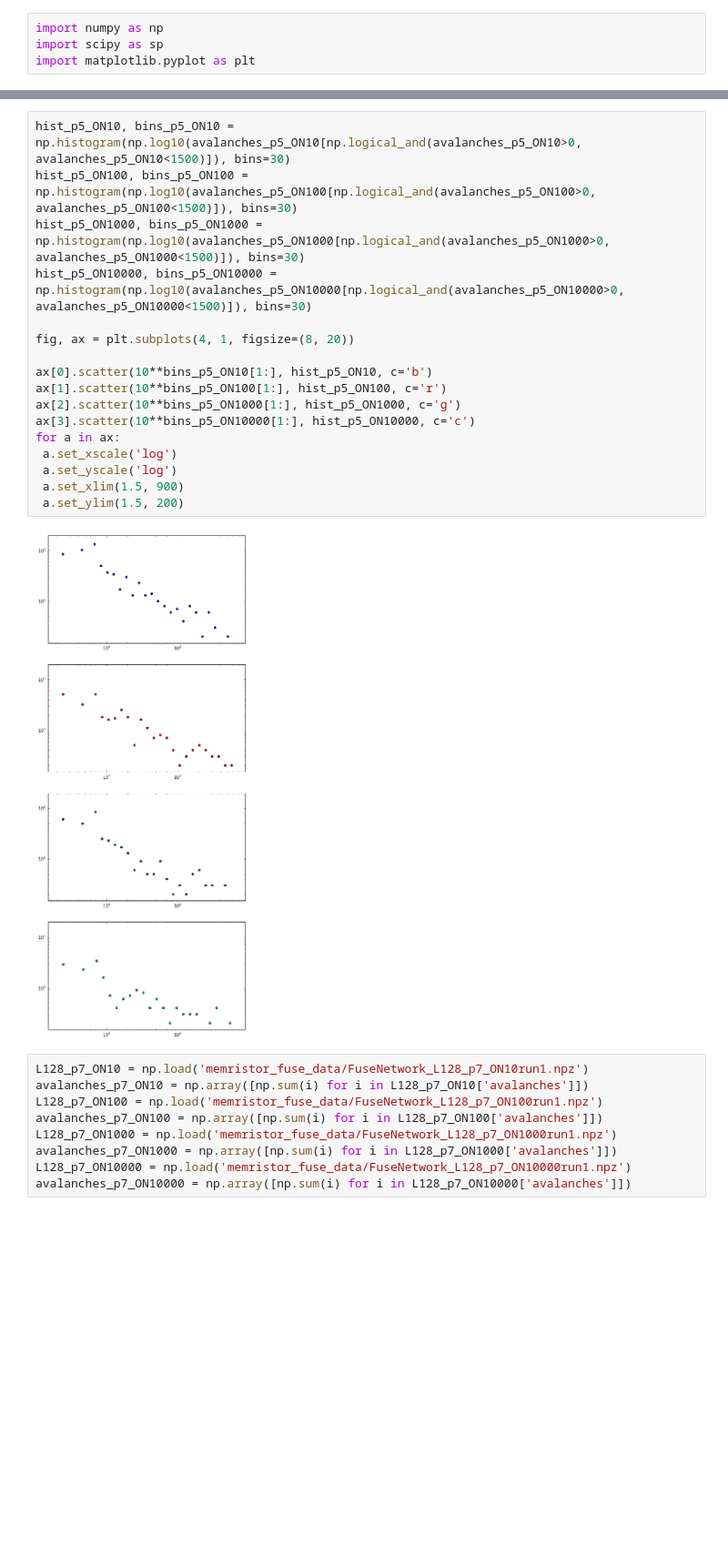
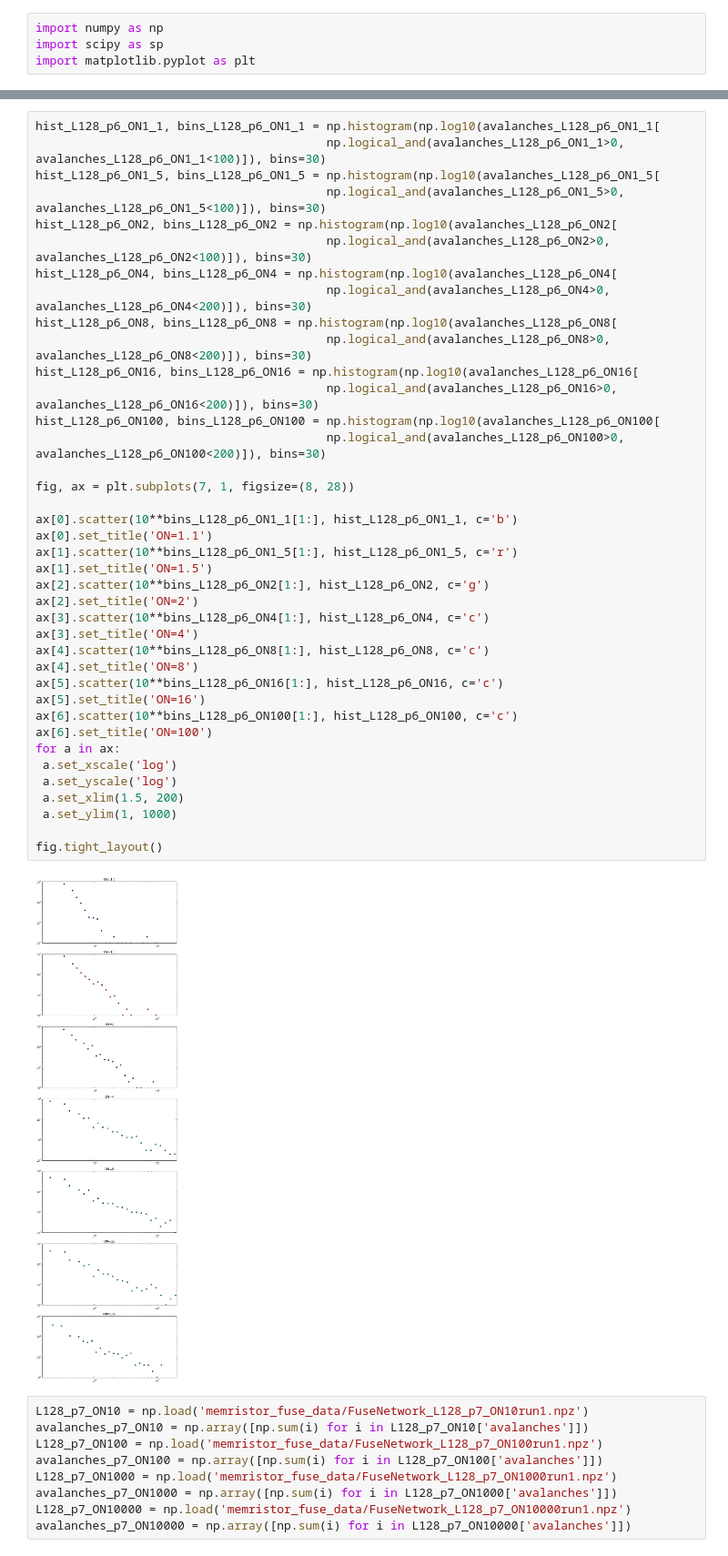
Before and after one commit to forrestsheldon/memNets, a Jupyter notebook: Memristor_Fuse_Data.ipynb, the cells around one changed output, grey strips where cells are left out. Shown at 91% size. Saved outputs shown, nothing was run; the diff lists cells and outputs as text; blank space fills up the shorter version.

```diff
--- a/Memristor_Fuse_Data.ipynb
+++ b/Memristor_Fuse_Data.ipynb
@@ -27,22 +47,44 @@ ax[3].plot(avalanches_p5_ON10000)
 # %%
-hist_p5_ON10, bins_p5_ON10 = np.histogram(np.log10(avalanches_p5_ON10[np.logical_and(avalanches_p5_ON10>0, avalanches_p5_ON10<1500)]), bins=30)
-hist_p5_ON100, bins_p5_ON100 = np.histogram(np.log10(avalanches_p5_ON100[np.logical_and(avalanches_p5_ON100>0, avalanches_p5_ON100<1500)]), bins=30)
-hist_p5_ON1000, bins_p5_ON1000 = np.histogram(np.log10(avalanches_p5_ON1000[np.logical_and(avalanches_p5_ON1000>0, avalanches_p5_ON1000<1500)]), bins=30)
-hist_p5_ON10000, bins_p5_ON10000 = np.histogram(np.log10(avalanches_p5_ON10000[np.logical_and(avalanches_p5_ON10000>0, avalanches_p5_ON10000<1500)]), bins=30)
+hist_L128_p6_ON1_1, bins_L128_p6_ON1_1 = np.histogram(np.log10(avalanches_L128_p6_ON1_1[
+                                         np.logical_and(avalanches_L128_p6_ON1_1>0, avalanches_L128_p6_ON1_1<100)]), bins=30)
+hist_L128_p6_ON1_5, bins_L128_p6_ON1_5 = np.histogram(np.log10(avalanches_L128_p6_ON1_5[
+                                         np.logical_and(avalanches_L128_p6_ON1_5>0, avalanches_L128_p6_ON1_5<100)]), bins=30)
+hist_L128_p6_ON2, bins_L128_p6_ON2 = np.histogram(np.log10(avalanches_L128_p6_ON2[
+                                         np.logical_and(avalanches_L128_p6_ON2>0, avalanches_L128_p6_ON2<100)]), bins=30)
+hist_L128_p6_ON4, bins_L128_p6_ON4 = np.histogram(np.log10(avalanches_L128_p6_ON4[
+                                         np.logical_and(avalanches_L128_p6_ON4>0, avalanches_L128_p6_ON4<200)]), bins=30)
+hist_L128_p6_ON8, bins_L128_p6_ON8 = np.histogram(np.log10(avalanches_L128_p6_ON8[
+                                         np.logical_and(avalanches_L128_p6_ON8>0, avalanches_L128_p6_ON8<200)]), bins=30)
+hist_L128_p6_ON16, bins_L128_p6_ON16 = np.histogram(np.log10(avalanches_L128_p6_ON16[
+                                         np.logical_and(avalanches_L128_p6_ON16>0, avalanches_L128_p6_ON16<200)]), bins=30)
+hist_L128_p6_ON100, bins_L128_p6_ON100 = np.histogram(np.log10(avalanches_L128_p6_ON100[
+                                         np.logical_and(avalanches_L128_p6_ON100>0, avalanches_L128_p6_ON100<200)]), bins=30)
 
-fig, ax = plt.subplots(4, 1, figsize=(8, 20))
+fig, ax = plt.subplots(7, 1, figsize=(8, 28))
 
-ax[0].scatter(10**bins_p5_ON10[1:], hist_p5_ON10, c='b')
-ax[1].scatter(10**bins_p5_ON100[1:], hist_p5_ON100, c='r')
-ax[2].scatter(10**bins_p5_ON1000[1:], hist_p5_ON1000, c='g')
-ax[3].scatter(10**bins_p5_ON10000[1:], hist_p5_ON10000, c='c')
+ax[0].scatter(10**bins_L128_p6_ON1_1[1:], hist_L128_p6_ON1_1, c='b')
+ax[0].set_title('ON=1.1')
+ax[1].scatter(10**bins_L128_p6_ON1_5[1:], hist_L128_p6_ON1_5, c='r')
+ax[1].set_title('ON=1.5')
+ax[2].scatter(10**bins_L128_p6_ON2[1:], hist_L128_p6_ON2, c='g')
+ax[2].set_title('ON=2')
+ax[3].scatter(10**bins_L128_p6_ON4[1:], hist_L128_p6_ON4, c='c')
+ax[3].set_title('ON=4')
+ax[4].scatter(10**bins_L128_p6_ON8[1:], hist_L128_p6_ON8, c='c')
+ax[4].set_title('ON=8')
+ax[5].scatter(10**bins_L128_p6_ON16[1:], hist_L128_p6_ON16, c='c')
+ax[5].set_title('ON=16')
+ax[6].scatter(10**bins_L128_p6_ON100[1:], hist_L128_p6_ON100, c='c')
+ax[6].set_title('ON=100')
 for a in ax:
  a.set_xscale('log')
  a.set_yscale('log')
- a.set_xlim(1.5, 900)
- a.set_ylim(1.5, 200)
+ a.set_xlim(1.5, 200)
+ a.set_ylim(1, 1000)
+
+fig.tight_layout()
 # %% [output]
-[figure, old version]
+[figure, new version]
 # %%
 L128_p7_ON10 = np.load('memristor_fuse_data/FuseNetwork_L128_p7_ON10run1.npz')
 avalanches_p7_ON10 = np.array([np.sum(i) for i in L128_p7_ON10['avalanches']])
```
Also changed, not shown: parts of 7 cells of this notebook, 1 other file.
